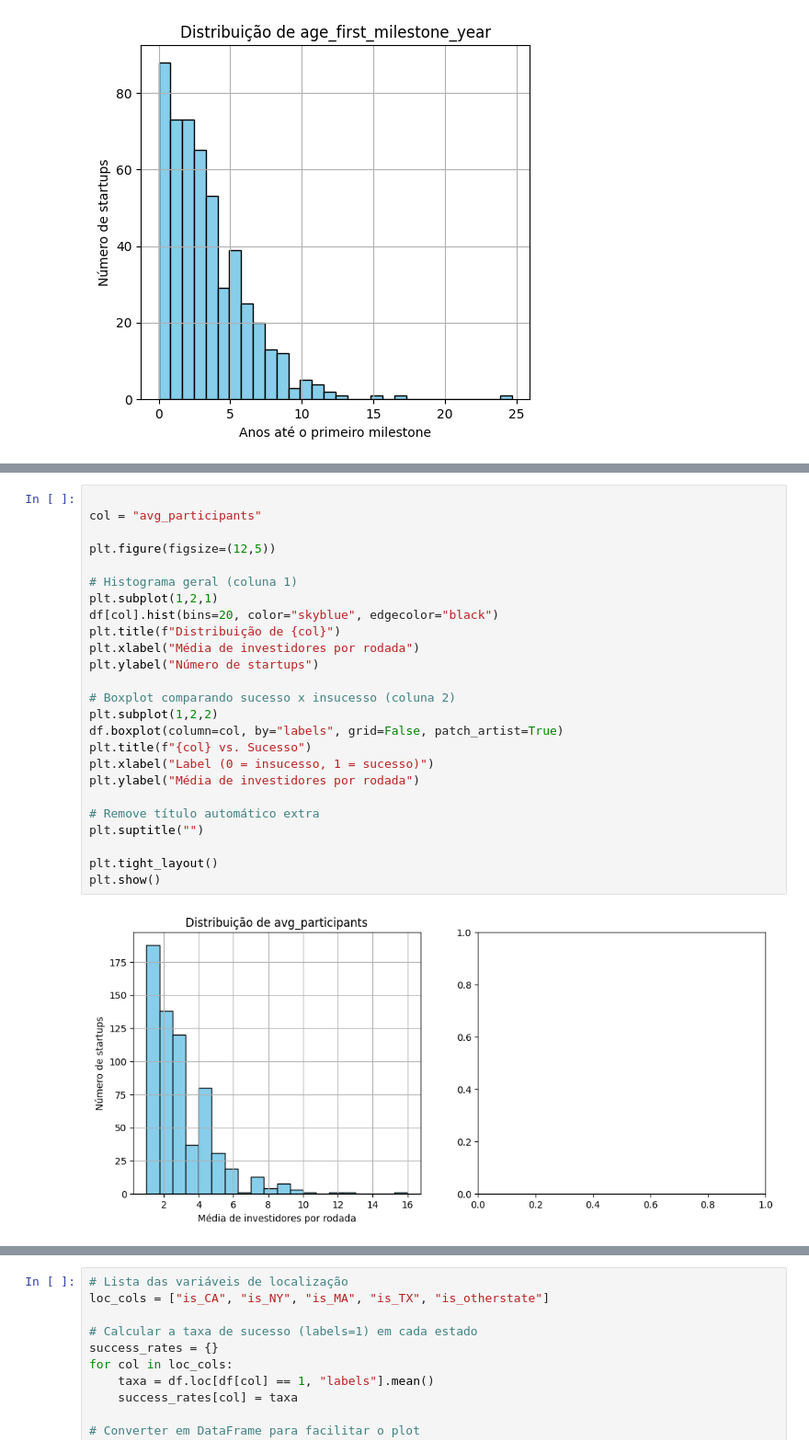
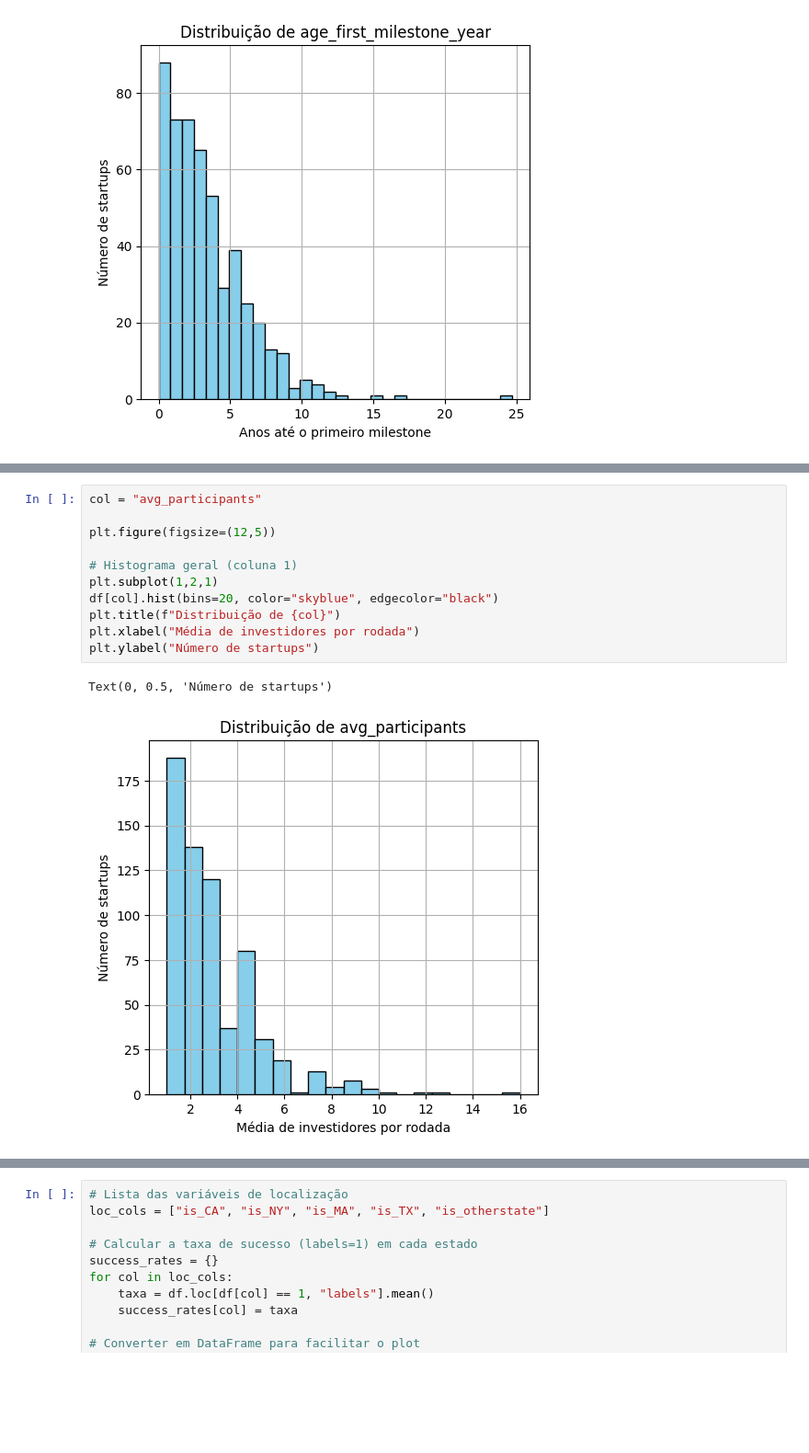
Before and after one commit to deborangueira/campeonado_kaggle_2025, a Jupyter notebook: notebooks/startup_success_predictor.ipynb, the cells around one changed output, grey strips where cells are left out. Shown at 92% size. Drawn from its saved outputs; the diff is of its cells as text; blank space fills up the shorter version.

```diff
--- a/notebooks/startup_success_predictor.ipynb
+++ b/notebooks/startup_success_predictor.ipynb
@@ -363,27 +286,14 @@ A análise da variável avg_participants mostra que a maioria das startups atrai
 # %%
-
 col = "avg_participants"
 
 plt.figure(figsize=(12,5))
 
 # Histograma geral (coluna 1)
 plt.subplot(1,2,1)
 df[col].hist(bins=20, color="skyblue", edgecolor="black")
 plt.title(f"Distribuição de {col}")
 plt.xlabel("Média de investidores por rodada")
 plt.ylabel("Número de startups")
-
-# Boxplot comparando sucesso x insucesso (coluna 2)
-plt.subplot(1,2,2)
-df.boxplot(column=col, by="labels", grid=False, patch_artist=True)
-plt.title(f"{col} vs. Sucesso")
-plt.xlabel("Label (0 = insucesso, 1 = sucesso)")
-plt.ylabel("Média de investidores por rodada")
-
-# Remove título automático extra
-plt.suptitle("")
-
-plt.tight_layout()
-plt.show()
 # %% [output]
+Text(0, 0.5, 'Número de startups')
-[figure, old version]
+[figure, new version]
```
Also changed, not shown: parts of 22 cells of this notebook, 1 other file.
